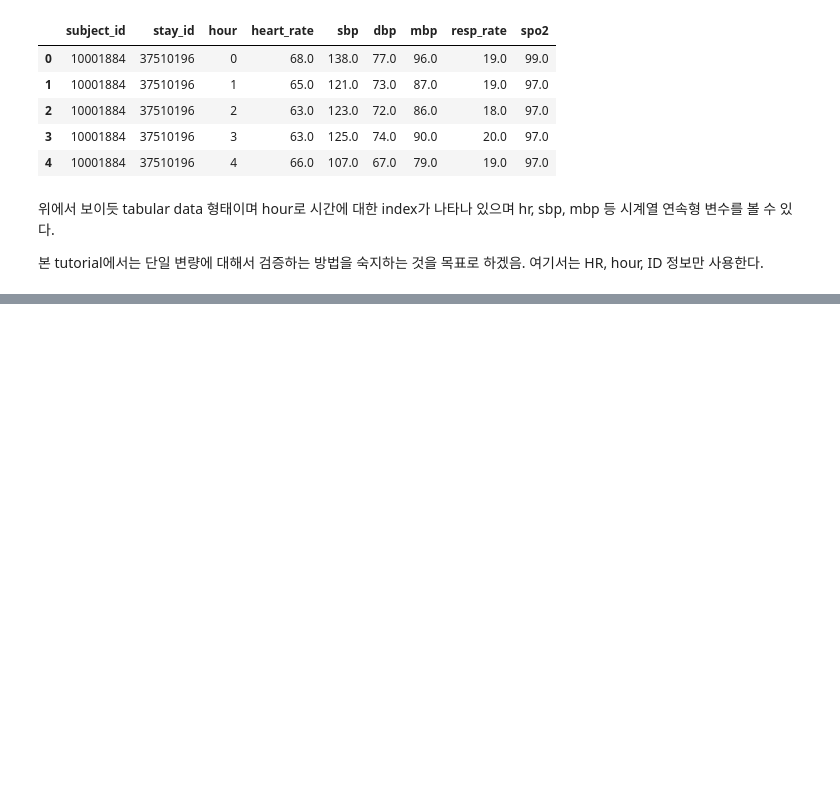
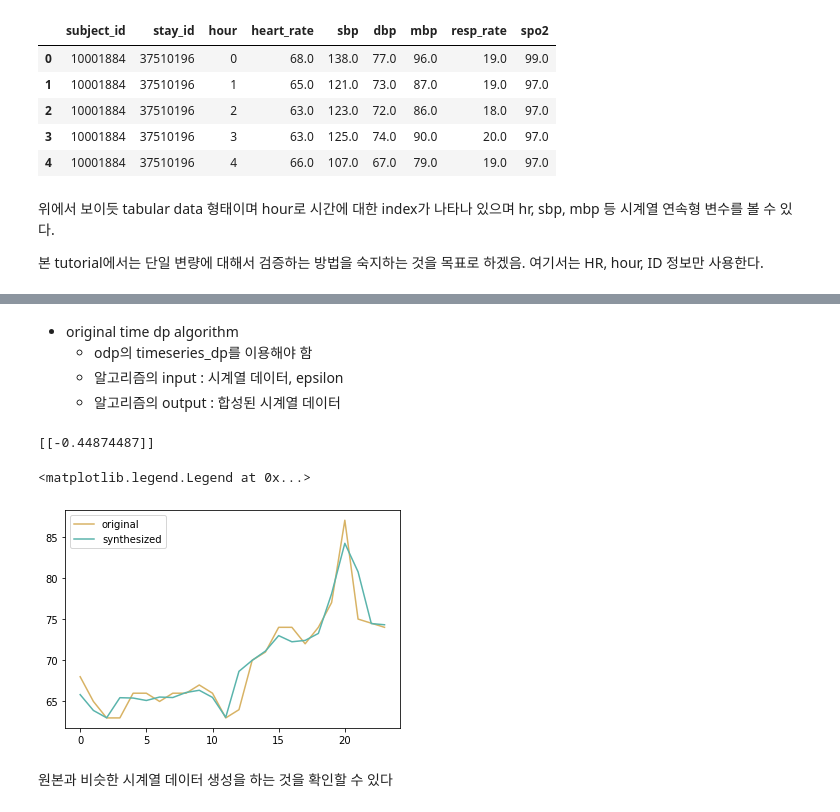
Before and after one commit to memy85/2022_DP_SYNTHESIS_TRIAL, a Jupyter notebook: notebook/tutorial.ipynb, the cells around one changed output, grey strips where cells are left out. Saved outputs shown, nothing was run; the diff lists cells and outputs as text; code cells hidden in the pictures; blank space fills up the shorter version.

```diff
--- a/notebook/tutorial.ipynb
+++ b/notebook/tutorial.ipynb
@@ -59,0 +45,3 @@ sample.interpolate()
+# %%
+pivoted_sample = sample.pivot_table(index="subject_id", columns="hour", values='heart_rate').reset_index()
+pivoted_sample.head()
@@ -59,0 +58,3 @@ sample.interpolate()
+# %%
+pivoted_sample.loc[:,0:23] = pivoted_sample.loc[:,0:23].interpolate(axis=1, limit_direction='both')
+pivoted_sample.head()
@@ -59,0 +87,22 @@ sample.interpolate()
+# %% [markdown]
+- original time dp algorithm
+    - odp의 timeseries_dp를 이용해야 함
+    - 알고리즘의 input : 시계열 데이터, epsilon
+    - 알고리즘의 output : 합성된 시계열 데이터
+# %%
+# 피벗 테이블의 timeseries sampel을 하나 사용해보도록 하겠다.
+epsilon = 0.1
+
+timeseries_sample = pivoted_sample.loc[0,0:]
+syntheszied_sample = odp.timeseries_dp(timeseries_sample, epsilon)
+# %% [output]
+[[-0.44874487]]
+# %%
+plt.plot(timeseries_sample,'#d8b365', label='original')
+plt.plot(syntheszied_sample,'#5ab4ac', label='synthesized')
+plt.legend()
+# %% [output]
+<matplotlib.legend.Legend at 0x...>
+[figure, added]
+# %% [markdown]
+원본과 비슷한 시계열 데이터 생성을 하는 것을 확인할 수 있다
```
Also changed, not shown: parts of 9 cells of this notebook, 1 other file.
